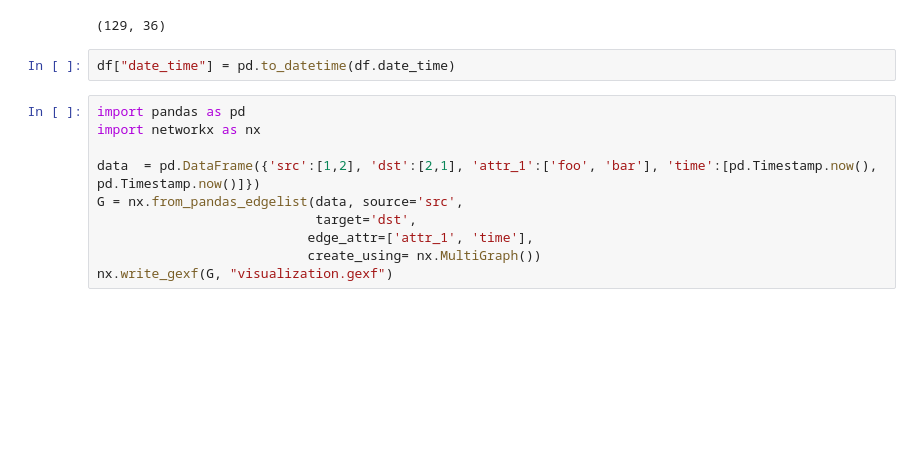
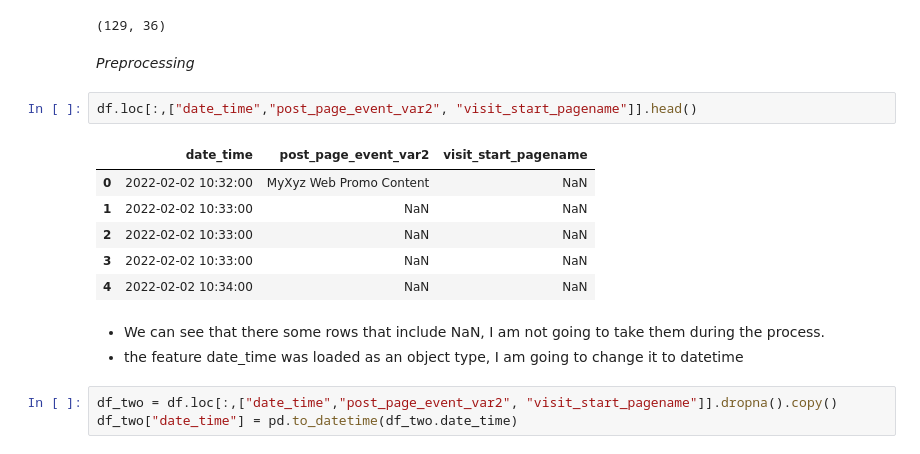
Before and after one commit to urcuqui/Data-Science, a Jupyter notebook: Challenges/perficient/Perficient.ipynb, the cells around one changed output. Saved outputs shown, nothing was run; the diff lists cells and outputs as text; blank space fills up the shorter version.

```diff
--- a/Challenges/perficient/Perficient.ipynb
+++ b/Challenges/perficient/Perficient.ipynb
@@ -108,15 +108,20 @@ df.select_dtypes("object").shape
 df.select_dtypes("int").shape
 # %% [output]
 (129, 36)
+# %% [markdown]
+*Preprocessing*
+# %%
+df.loc[:,["date_time","post_page_event_var2", "visit_start_pagename"]].head()
+# %% [output]
+|  | date_time | post_page_event_var2 | visit_start_pagename |
+| 0 | 2022-02-02 10:32:00 | MyXyz Web Promo Content | NaN |
+| 1 | 2022-02-02 10:33:00 | NaN | NaN |
+| 2 | 2022-02-02 10:33:00 | NaN | NaN |
+| 3 | 2022-02-02 10:33:00 | NaN | NaN |
+| 4 | 2022-02-02 10:34:00 | NaN | NaN |
+# %% [markdown]
++ We can see that there some rows that include NaN, I am not going to take them during the process.
++ the feature date_time was loaded as an object type, I am going to change it to datetime
 # %%
-df["date_time"] = pd.to_datetime(df.date_time)
+df_two = df.loc[:,["date_time","post_page_event_var2", "visit_start_pagename"]].dropna().copy()
+df_two["date_time"] = pd.to_datetime(df_two.date_time)
-# %%
-import pandas as pd
-import networkx as nx
-
-data  = pd.DataFrame({'src':[1,2], 'dst':[2,1], 'attr_1':['foo', 'bar'], 'time':[pd.Timestamp.now(), pd.Timestamp.now()]})
-G = nx.from_pandas_edgelist(data, source='src',
-                            target='dst',
-                           edge_attr=['attr_1', 'time'],
-                           create_using= nx.MultiGraph())
-nx.write_gexf(G, "visualization.gexf")
```
Also changed, not shown: parts of 8 cells of this notebook, 1 other file.
